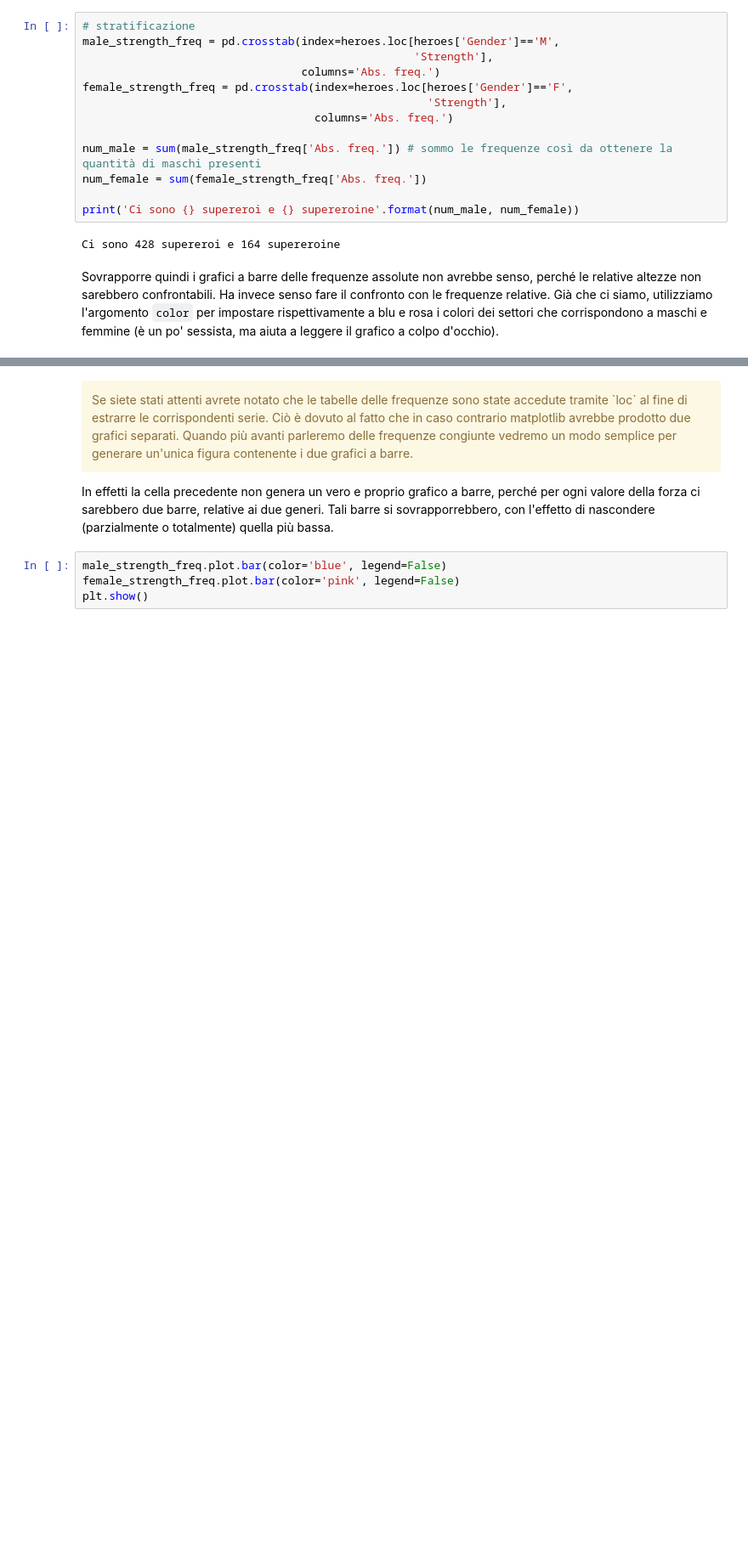
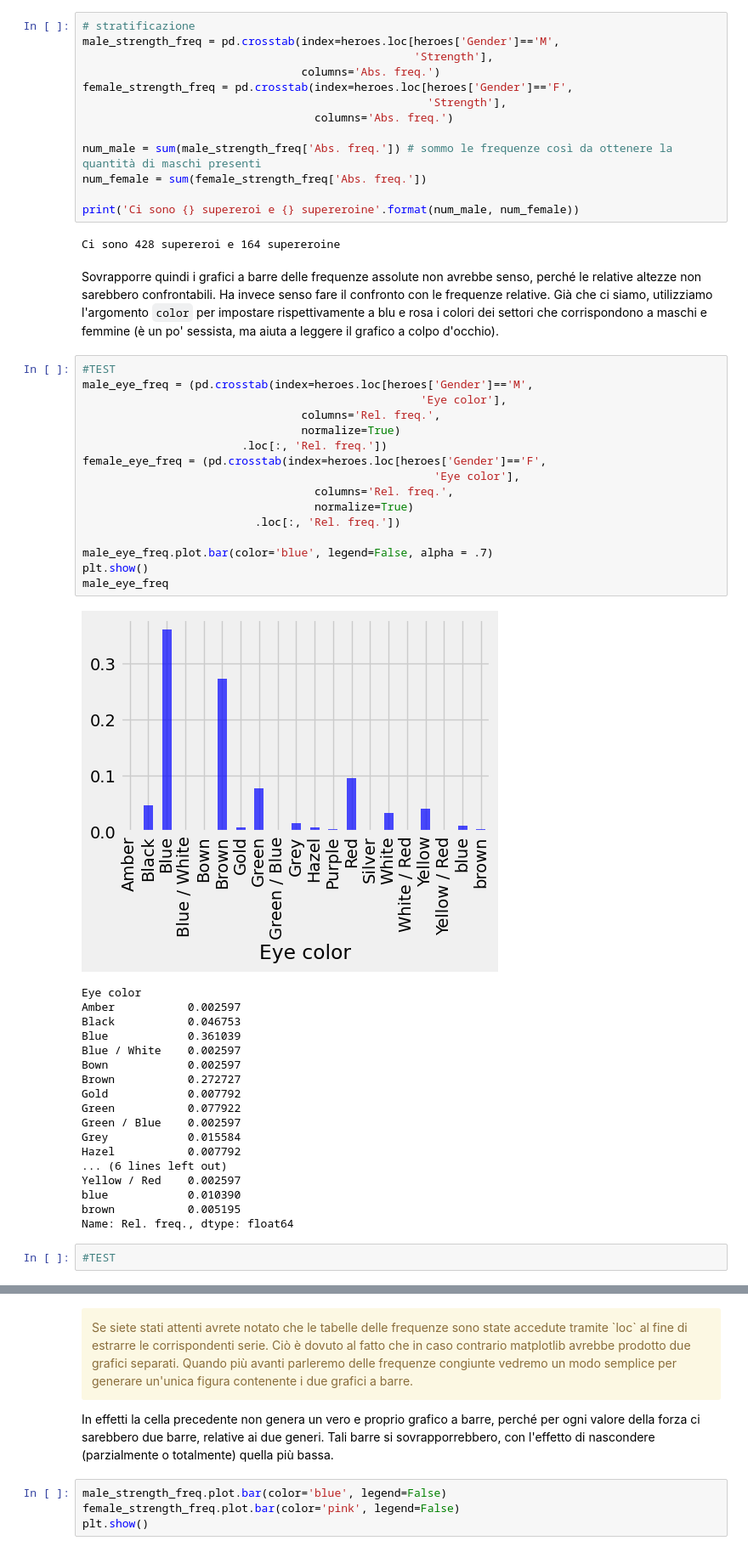
Before and after one commit to nic0-o1/superhero-datascience, a Jupyter notebook: content/L03-Dati_e_frequenze.ipynb, the cells around one changed output, grey strips where cells are left out. Shown at 85% size. Drawn from its saved outputs; the diff is of its cells as text; blank space fills up the shorter version.

Commit message:
Aggiunti test

```diff
--- a/content/L03-Dati_e_frequenze.ipynb
+++ b/content/L03-Dati_e_frequenze.ipynb
@@ -291,3 +291,40 @@ print('Ci sono {} supereroi e {} supereroine'.format(num_male, num_female))
 Ci sono 428 supereroi e 164 supereroine
 # %% [markdown]
 Sovrapporre quindi i grafici a barre delle frequenze assolute non avrebbe senso, perché le relative altezze non sarebbero confrontabili. Ha invece senso fare il confronto con le frequenze relative.  Già che ci siamo, utilizziamo l'argomento `color` per impostare rispettivamente a blu e rosa i colori dei settori che corrispondono a maschi e femmine (è un po' sessista, ma aiuta a leggere il grafico a colpo d'occhio).
+# %%
+#TEST
+male_eye_freq = (pd.crosstab(index=heroes.loc[heroes['Gender']=='M',
+                                                   'Eye color'],
+                                 columns='Rel. freq.',
+                                 normalize=True)
+                        .loc[:, 'Rel. freq.'])
+female_eye_freq = (pd.crosstab(index=heroes.loc[heroes['Gender']=='F',
+                                                     'Eye color'],
+                                   columns='Rel. freq.',
+                                   normalize=True)
+                          .loc[:, 'Rel. freq.'])
+
+male_eye_freq.plot.bar(color='blue', legend=False, alpha = .7)
+plt.show()
+male_eye_freq
+# %% [output]
+[figure, added]
+Eye color
+Amber           0.002597
+Black           0.046753
+Blue            0.361039
+Blue / White    0.002597
+Bown            0.002597
+Brown           0.272727
+Gold            0.007792
+Green           0.077922
+Green / Blue    0.002597
+Grey            0.015584
+Hazel           0.007792
+... (6 lines left out)
+Yellow / Red    0.002597
+blue            0.010390
+brown           0.005195
+Name: Rel. freq., dtype: float64
+# %%
+#TEST
```
Also changed, not shown: parts of 3 cells of this notebook.
